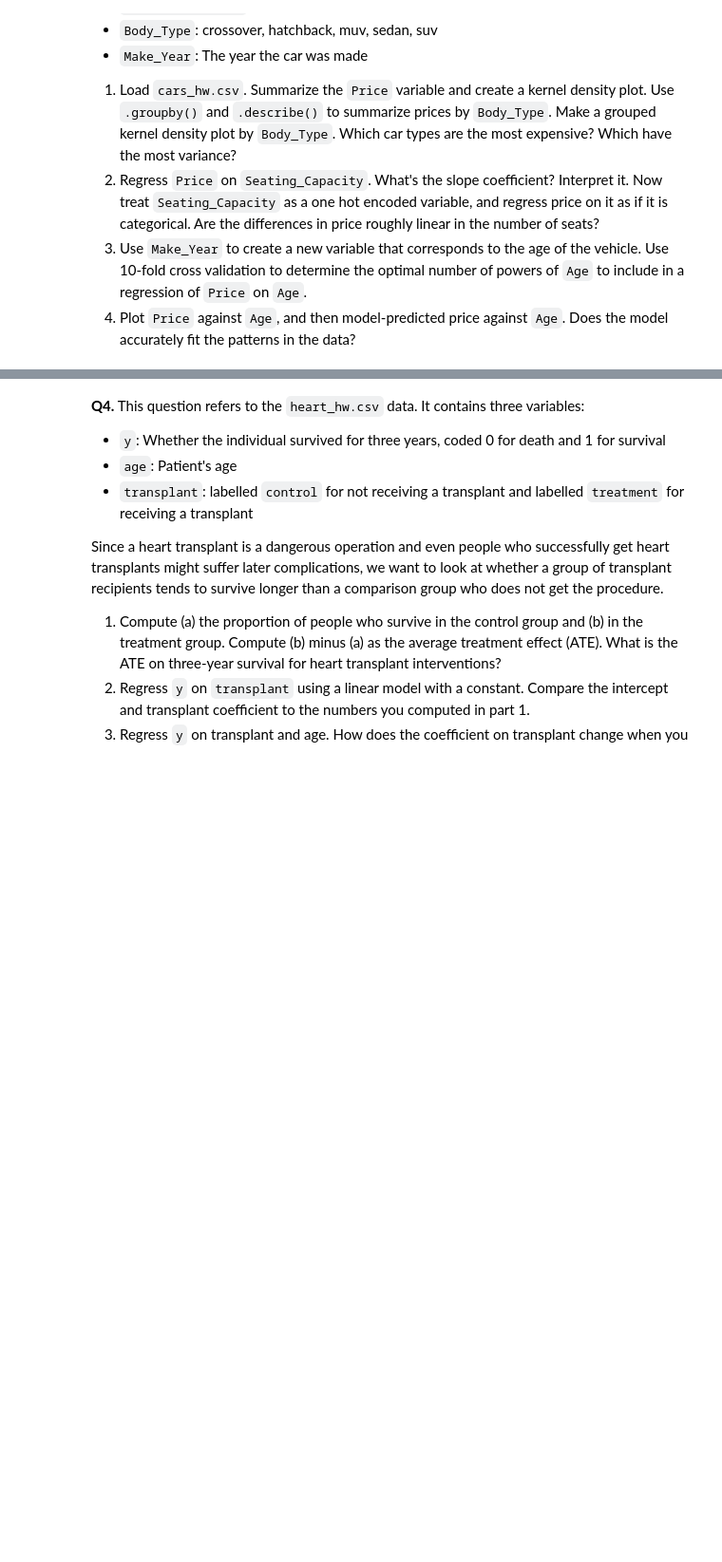
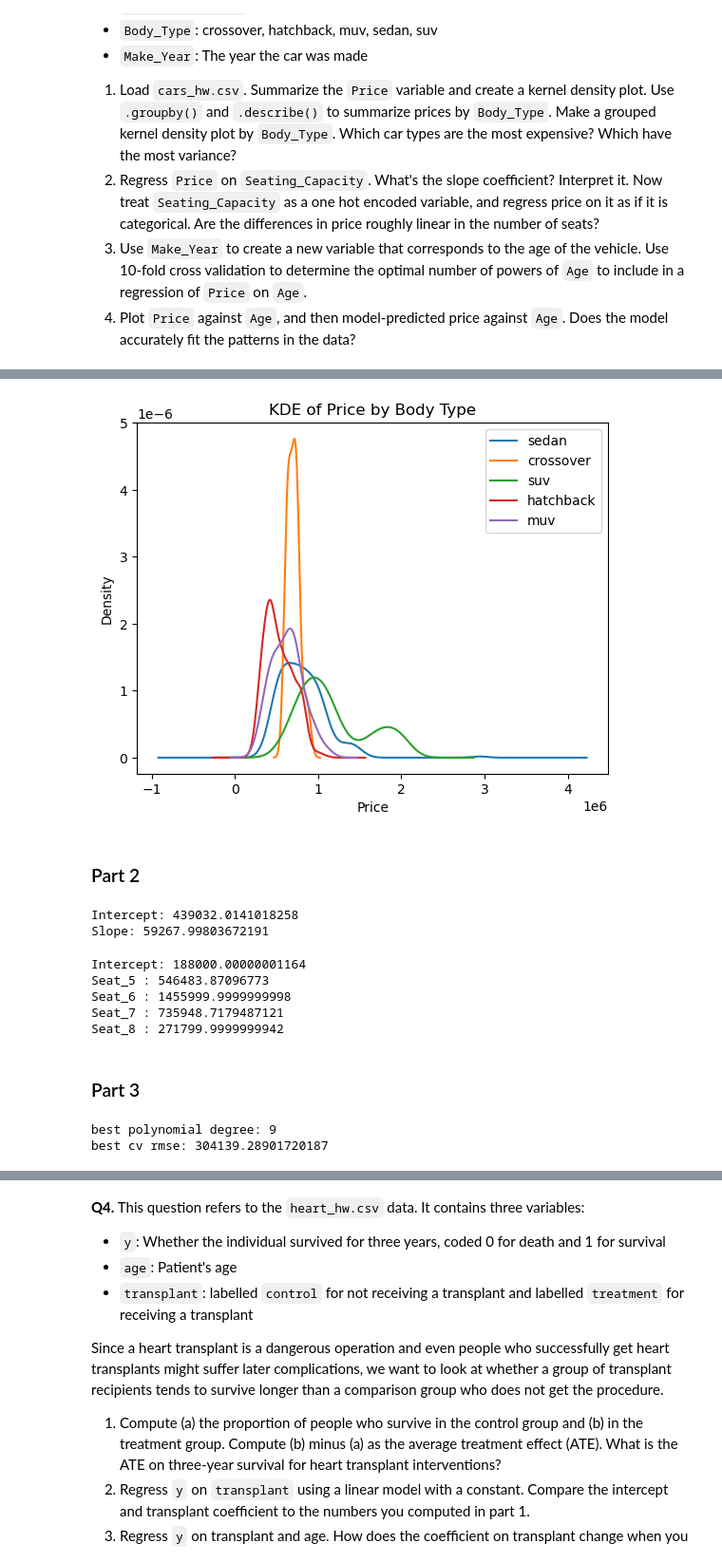
Before and after one commit to Khalid-Bakhit/undergrad_ml_assignments, a Jupyter notebook: 03_assignment_linear_models.ipynb, the cells around one changed output, grey strips where cells are left out. Shown at 95% size. Saved outputs shown, nothing was run; the diff lists cells and outputs as text; code cells hidden in the pictures; blank space fills up the shorter version.

```diff
--- a/03_assignment_linear_models.ipynb
+++ b/03_assignment_linear_models.ipynb
@@ -67,0 +268,59 @@ FileNotFoundError: [Errno 2] No such file or directory: '/datasets/Q1_clean.csv'
+# %%
+for b in cars["Body_Type"].dropna().unique():
+    cars.loc[cars["Body_Type"] == b, "Price"].plot(kind="kde", label=b)
+plt.title("KDE of Price by Body Type")
+plt.xlabel("Price")
+plt.legend()
+plt.show()
+# %% [output]
+[figure, added]
+# %% [markdown]
+### Part 2
+# %%
+X_seat = cars[["Seating_Capacity"]]
+y = cars["Price"]
+
+model_seat = LinearRegression()
+model_seat.fit(X_seat, y)
+
+print(f"Intercept: {model_seat.intercept_}")
+print(f"Slope: {model_seat.coef_[0]}")
+# %% [output]
+Intercept: 439032.0141018258
+Slope: 59267.99803672191
+# %%
+X_seat_cat = pd.get_dummies(cars["Seating_Capacity"].astype(str), prefix="Seat", drop_first=True, dtype=float)
+
+model_seat_cat = LinearRegression()
+model_seat_cat.fit(X_seat_cat, y)
+
+print(f"Intercept: {model_seat_cat.intercept_}")
+for col, coef in zip(X_seat_cat.columns, model_seat_cat.coef_):
+    print(col, ":", coef)
+# %% [output]
+Intercept: 188000.00000001164
+Seat_5 : 546483.87096773
+Seat_6 : 1455999.9999999998
+Seat_7 : 735948.7179487121
+Seat_8 : 271799.9999999942
+# %% [markdown]
+### Part 3
+# %%
+cars["Age"] = cars["Make_Year"].max() + 1 - cars["Make_Year"]
+cv = KFold(n_splits=10, shuffle=True, random_state=42)
+degrees = range(1, 11)
+rmse_list = []
+X_age_raw = cars[["Age"]].values
+for d in degrees:
+    X_poly = np.hstack([X_age_raw**i for i in range(1, d + 1)])
+    scores = cross_val_score(LinearRegression(), X_poly, y,
+                             cv=cv, scoring="neg_mean_squared_error")
+    rmse = np.mean(np.sqrt(-scores))
+    rmse_list.append(rmse)
+
+best_degree = degrees[np.argmin(rmse_list)]
+print(f"best polynomial degree: {best_degree}")
+print(f"best cv rmse: {min(rmse_list)}")
+# %% [output]
+best polynomial degree: 9
+best cv rmse: 304139.28901720187
```
Also changed, not shown: parts of 40 cells of this notebook.
